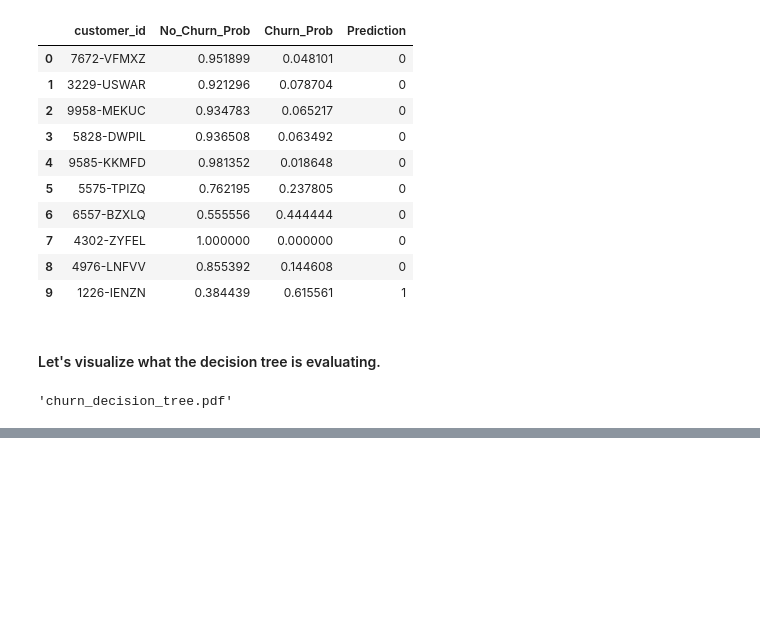
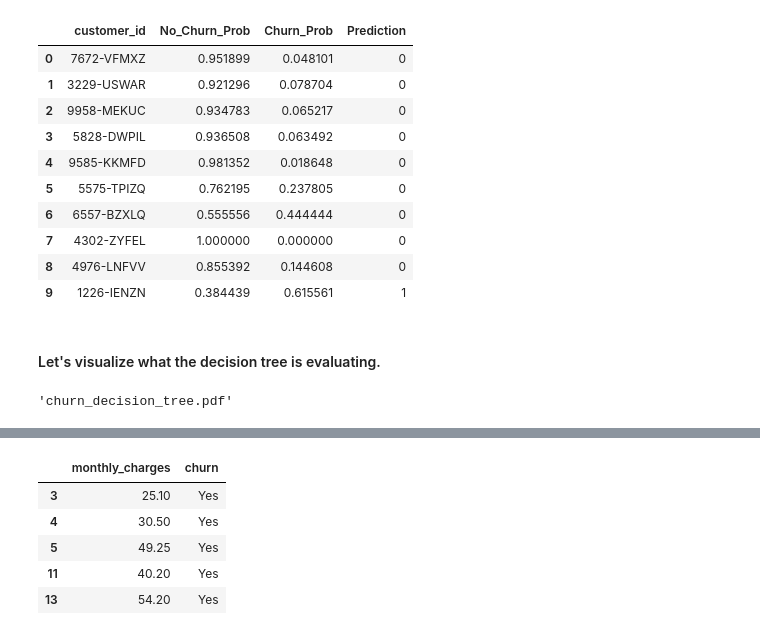
Before and after one commit to codeup-classification-project-ada/Classification, a Jupyter notebook: Codeup_Classification_Project_Ada_Final.ipynb, the cells around one changed output, grey strips where cells are left out. Drawn from its saved outputs; the diff is of its cells as text; code cells hidden in the pictures; blank space fills up the shorter version.

```diff
--- a/Codeup_Classification_Project_Ada_Final.ipynb
+++ b/Codeup_Classification_Project_Ada_Final.ipynb
@@ -1670,0 +1706,10 @@ graph.render('churn_decision_tree', view=True)
+# %%
+churned_df = churned.drop(churned[(churned['churn'] == 'No')].index)
+churned_df.head()
+# %% [output]
+|  | monthly_charges | churn |
+| 3 | 25.10 | Yes |
+| 4 | 30.50 | Yes |
+| 5 | 49.25 | Yes |
+| 11 | 40.20 | Yes |
+| 13 | 54.20 | Yes |
```
Also changed, not shown: parts of 11 cells of this notebook.
